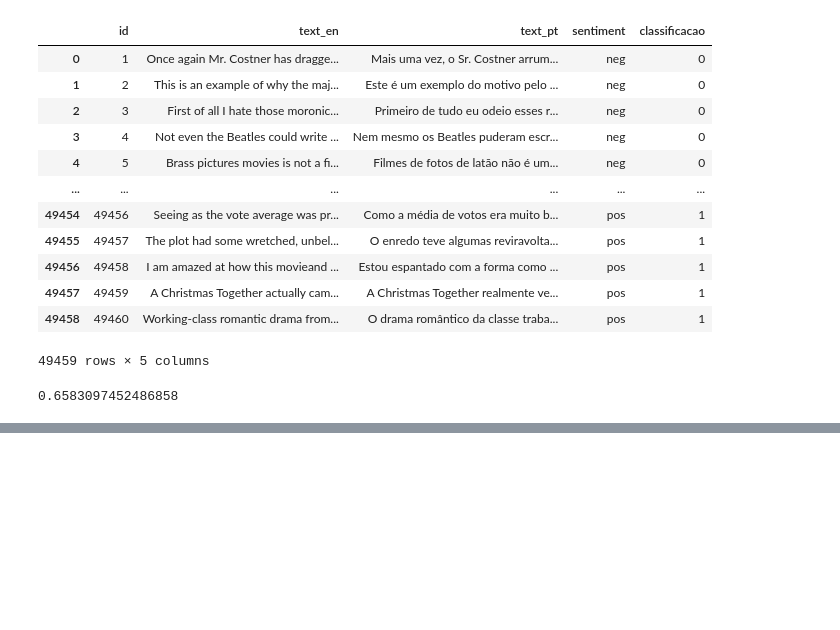
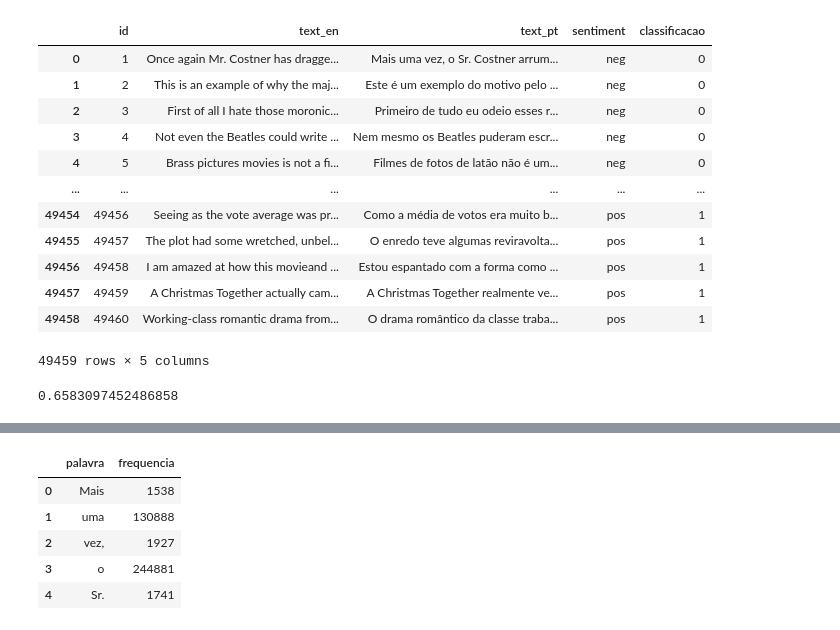
Before and after one commit to afonsoalrocha/linguagem-natural-critica-filmes, a Jupyter notebook: linguagem-natural-critica-filmes.ipynb, the cells around one changed output, grey strips where cells are left out. Cells and saved outputs as stored; diff of their text form; code cells hidden in the pictures; blank space fills up the shorter version.

```diff
--- a/linguagem-natural-critica-filmes.ipynb
+++ b/linguagem-natural-critica-filmes.ipynb
@@ -98,0 +103,11 @@ FreqDist({'um filme ruim': 1, 'um filme bom': 1})
+# %%
+df_frequencia = pd.DataFrame({"palavra": list(frequencia.keys()),
+                            "frequencia": list(frequencia.values())})
+df_frequencia.head()
+# %% [output]
+|  | palavra | frequencia |
+| 0 | Mais | 1538 |
+| 1 | uma | 130888 |
+| 2 | vez, | 1927 |
+| 3 | o | 244881 |
+| 4 | Sr. | 1741 |
```
Also changed, not shown: parts of 8 cells of this notebook.
